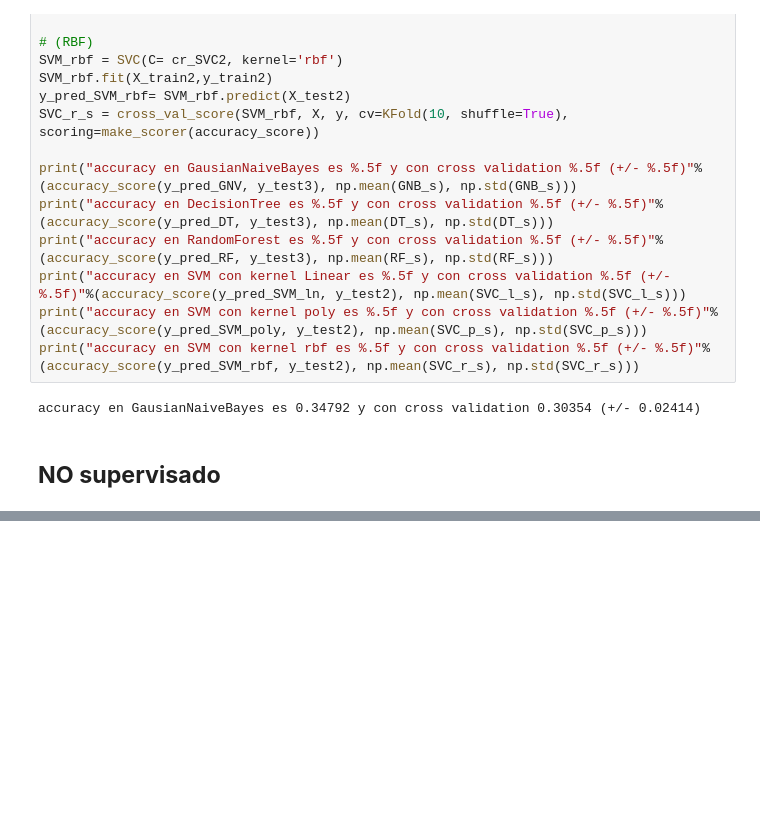
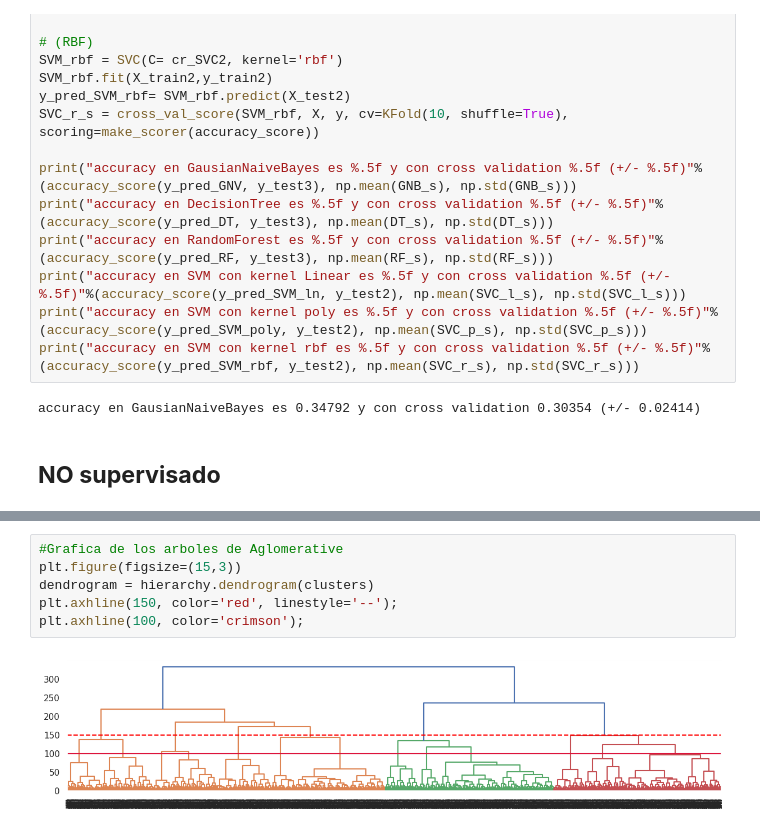
Before and after one commit to IC-03/Royal-Flush, a Jupyter notebook: Royal_Flush_Classification_Models_For_A_Poker_Hands_Dataset.ipynb, the cells around one changed output, grey strips where cells are left out. Drawn from its saved outputs; the diff is of its cells as text; blank space fills up the shorter version.

```diff
--- a/Royal_Flush_Classification_Models_For_A_Poker_Hands_Dataset.ipynb
+++ b/Royal_Flush_Classification_Models_For_A_Poker_Hands_Dataset.ipynb
@@ -1144,0 +1125,8 @@ plt.show()
+# %%
+#Grafica de los arboles de Aglomerative
+plt.figure(figsize=(15,3))
+dendrogram = hierarchy.dendrogram(clusters)
+plt.axhline(150, color='red', linestyle='--');
+plt.axhline(100, color='crimson');
+# %% [output]
+[figure, added]
```
Also changed, not shown: parts of 35 cells of this notebook.
